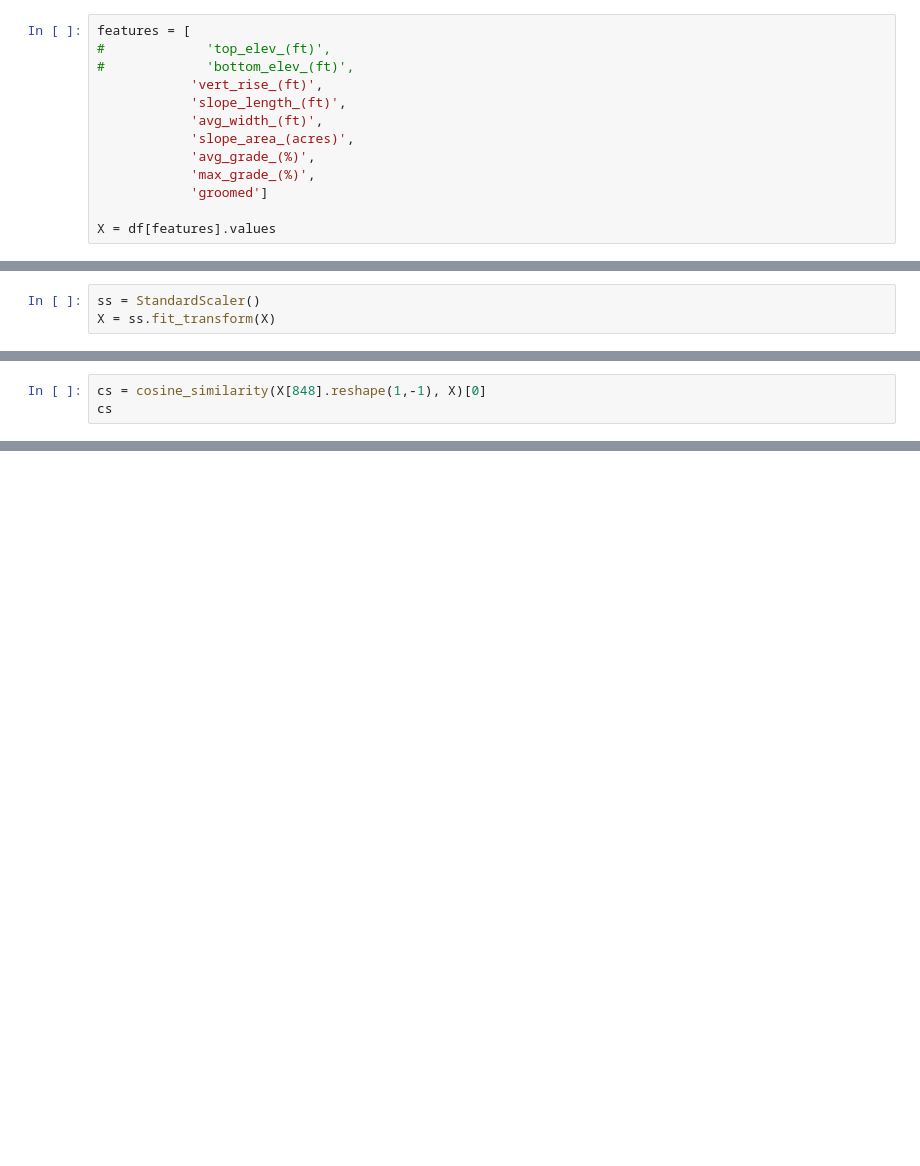
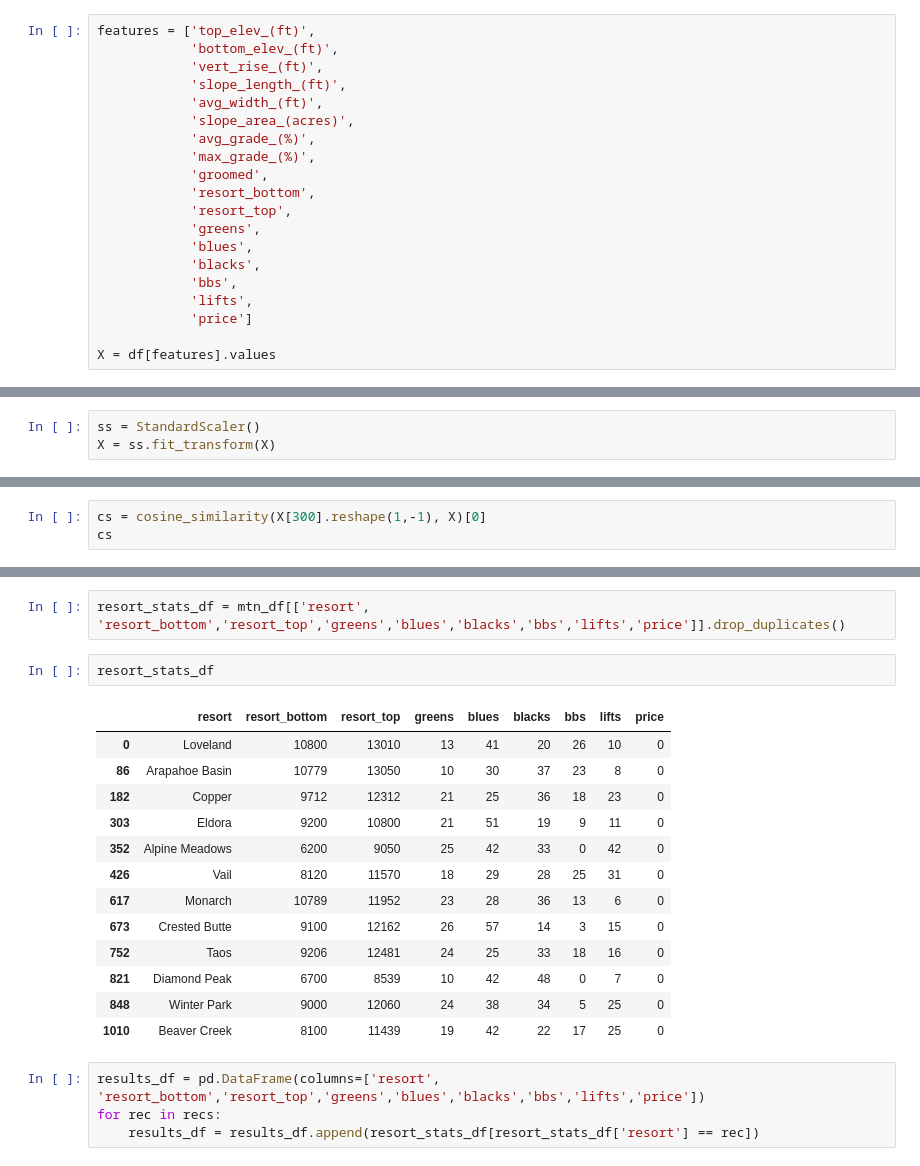
Before and after one commit to kfarbman/ski-recommender, a Jupyter notebook: mountain_recommender.ipynb, the cells around one changed output, grey strips where cells are left out. Saved outputs shown, nothing was run; the diff lists cells and outputs as text; blank space fills up the shorter version.

```diff
--- a/mountain_recommender.ipynb
+++ b/mountain_recommender.ipynb
@@ -13,14 +27,21 @@ pkl_file.close()
 # %%
-features = [
-#             'top_elev_(ft)',
-#             'bottom_elev_(ft)',
+features = ['top_elev_(ft)',
+            'bottom_elev_(ft)',
             'vert_rise_(ft)',
             'slope_length_(ft)',
             'avg_width_(ft)',
             'slope_area_(acres)',
             'avg_grade_(%)',
             'max_grade_(%)',
-            'groomed']
+            'groomed',
+            'resort_bottom',
+            'resort_top',
+            'greens',
+            'blues',
+            'blacks',
+            'bbs',
+            'lifts',
+            'price']
 
 X = df[features].values
 # %%
@@ -59,4 +80,4 @@ recs[0]
 # %%
-cs = cosine_similarity(X[848].reshape(1,-1), X)[0]
+cs = cosine_similarity(X[300].reshape(1,-1), X)[0]
 cs
 # %% [output]
@@ -87,0 +129,22 @@ _.index[0]
+# %%
+resort_stats_df = mtn_df[['resort', 'resort_bottom','resort_top','greens','blues','blacks','bbs','lifts','price']].drop_duplicates()
+# %%
+resort_stats_df
+# %% [output]
+|  | resort | resort_bottom | resort_top | greens | blues | blacks | bbs | lifts | price |
+| 0 | Loveland | 10800 | 13010 | 13 | 41 | 20 | 26 | 10 | 0 |
+| 86 | Arapahoe Basin | 10779 | 13050 | 10 | 30 | 37 | 23 | 8 | 0 |
+| 182 | Copper | 9712 | 12312 | 21 | 25 | 36 | 18 | 23 | 0 |
+| 303 | Eldora | 9200 | 10800 | 21 | 51 | 19 | 9 | 11 | 0 |
+| 352 | Alpine Meadows | 6200 | 9050 | 25 | 42 | 33 | 0 | 42 | 0 |
+| 426 | Vail | 8120 | 11570 | 18 | 29 | 28 | 25 | 31 | 0 |
+| 617 | Monarch | 10789 | 11952 | 23 | 28 | 36 | 13 | 6 | 0 |
+| 673 | Crested Butte | 9100 | 12162 | 26 | 57 | 14 | 3 | 15 | 0 |
+| 752 | Taos | 9206 | 12481 | 24 | 25 | 33 | 18 | 16 | 0 |
+| 821 | Diamond Peak | 6700 | 8539 | 10 | 42 | 48 | 0 | 7 | 0 |
+| 848 | Winter Park | 9000 | 12060 | 24 | 38 | 34 | 5 | 25 | 0 |
+| 1010 | Beaver Creek | 8100 | 11439 | 19 | 42 | 22 | 17 | 25 | 0 |
+# %%
+results_df = pd.DataFrame(columns=['resort', 'resort_bottom','resort_top','greens','blues','blacks','bbs','lifts','price'])
+for rec in recs:
+    results_df = results_df.append(resort_stats_df[resort_stats_df['resort'] == rec])
```
Also changed, not shown: parts of 16 cells of this notebook, 7 other files.
